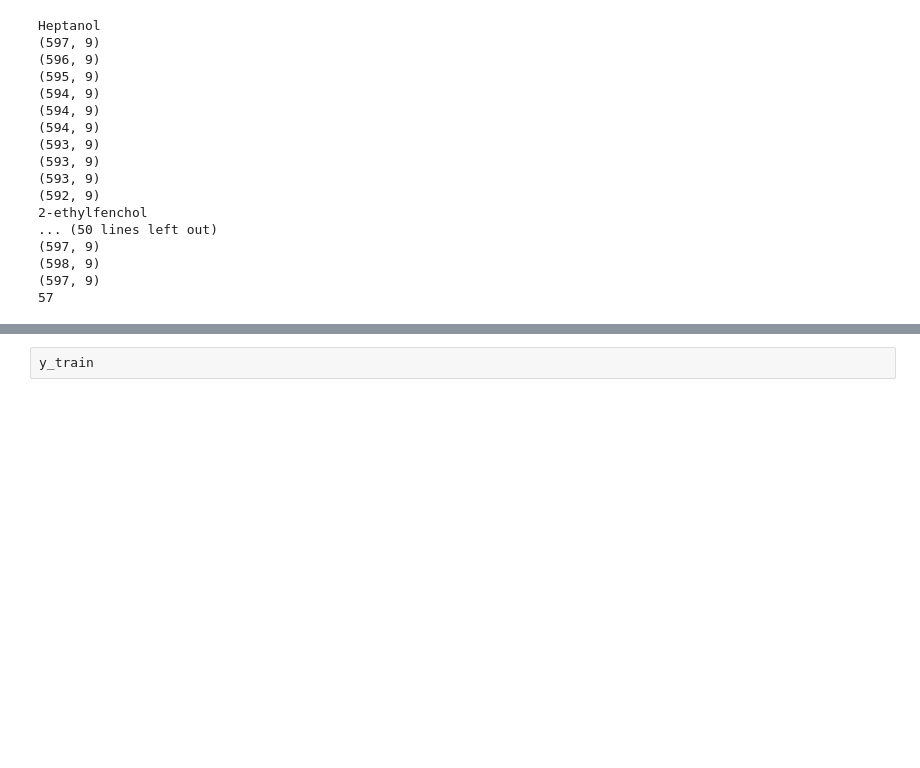
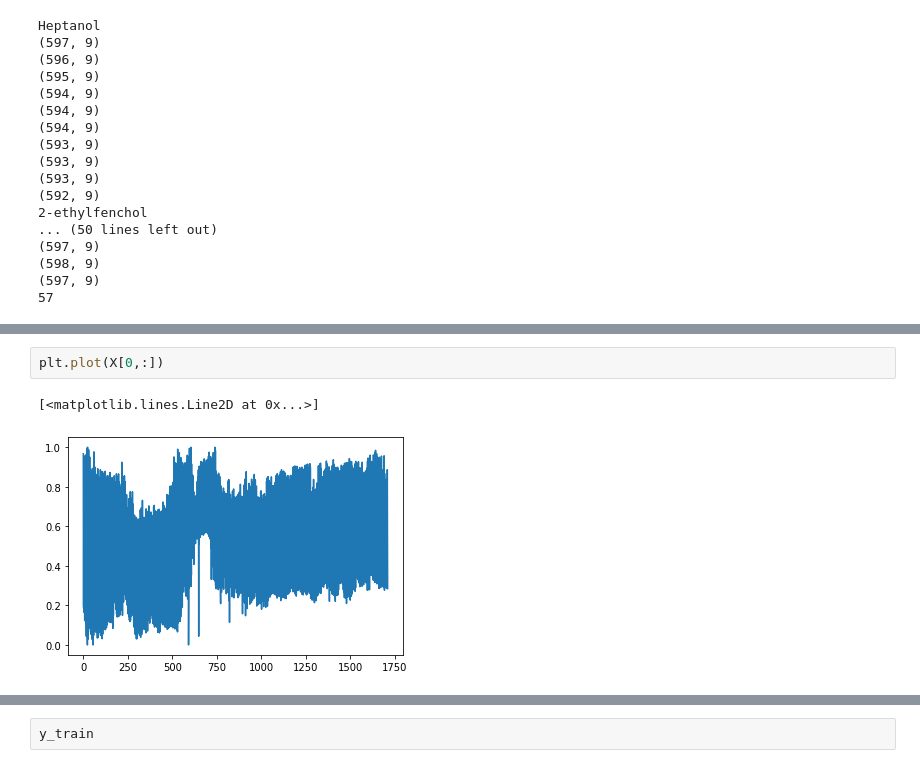
Before and after one commit to ChanyuMoon/smell_classification, a Jupyter notebook: Making Models _v2.ipynb, the cells around one changed output, grey strips where cells are left out. Saved outputs shown, nothing was run; the diff lists cells and outputs as text; blank space fills up the shorter version.

```diff
--- a/Making Models _v2.ipynb
+++ b/Making Models _v2.ipynb
@@ -137,3 +168,8 @@ X_train, X_test, y_train, y_test = train_test_split(X, y, test_size=0.2, random_
+# %%
+plt.plot(X[0,:])
+# %% [output]
+[<matplotlib.lines.Line2D at 0x...>]
+[figure, added]
 # %%
 nb_classes = 8
 model = tf.keras.models.Sequential([
```
Also changed, not shown: parts of 8 cells of this notebook.
